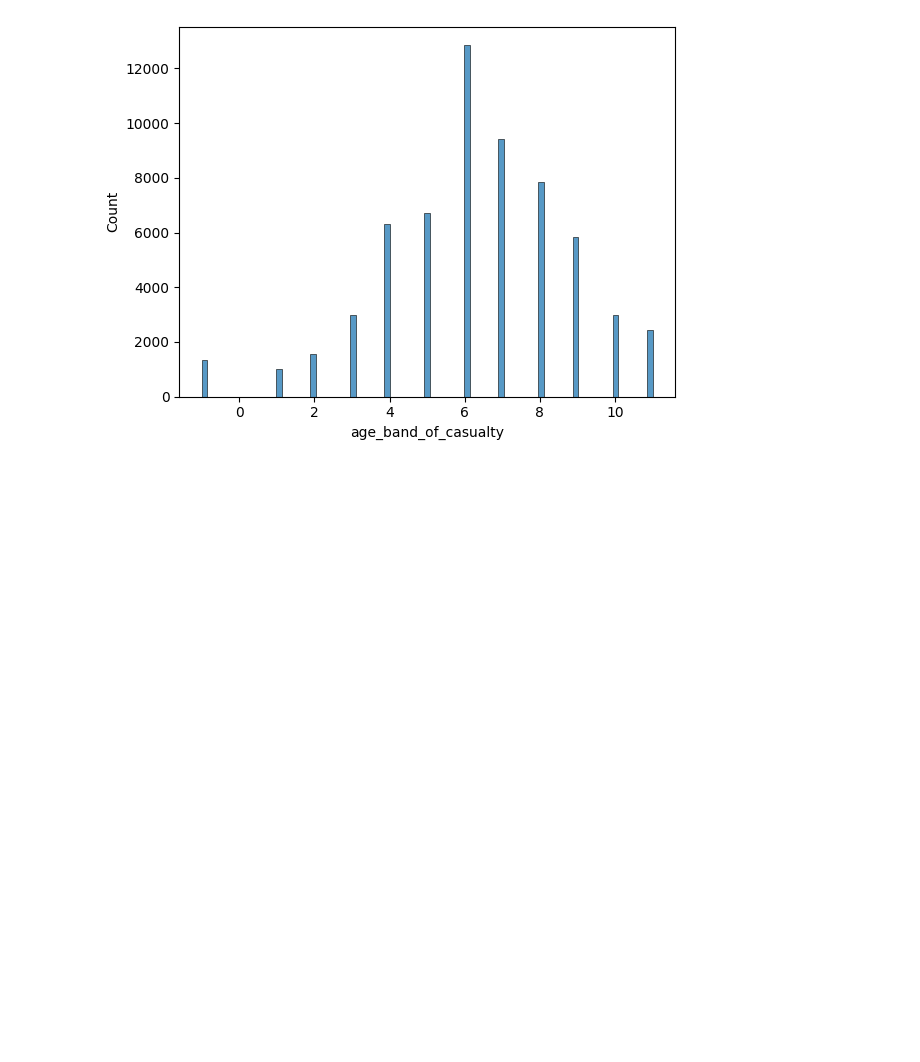
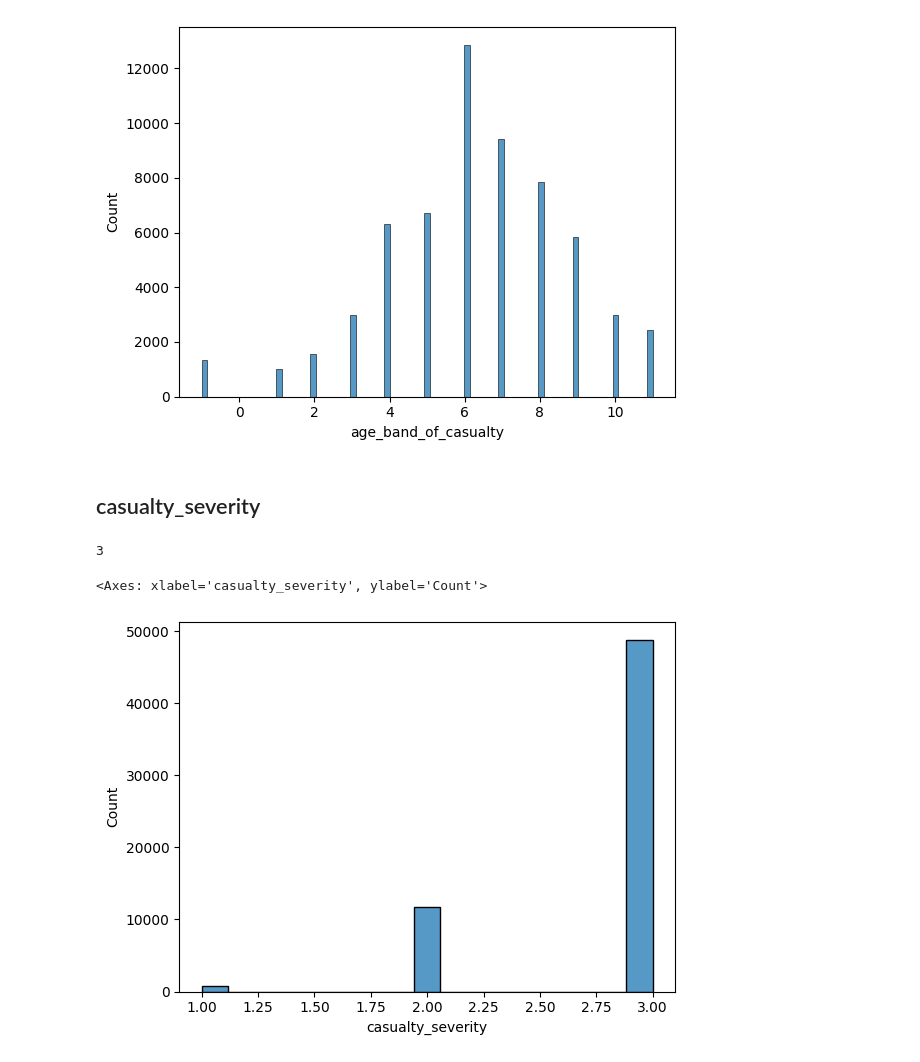
Before and after one commit to ali78efi/accidents_data_analyzing, a Jupyter notebook: accident_analys.ipynb, the cells around one changed output. Cells and saved outputs as stored; diff of their text form; code cells hidden in the pictures; blank space fills up the shorter version.

```diff
--- a/accident_analys.ipynb
+++ b/accident_analys.ipynb
@@ -215,3 +215,18 @@ sns.histplot(data.age_band_of_casualty)
 null_age_band_of_casualty = data[ (data.age_band_of_casualty == -1)].index
 for item in null_age_band_of_casualty:
     data.loc[item, 'age_band_of_casualty'] = None
+# %% [markdown]
+## casualty_severity
+# %%
+data.casualty_severity.unique()
+# no problem with unique values
+data.casualty_severity.nunique()
+# no problem with nunique value
+# %% [output]
+3
+# %%
+sns.histplot(data.casualty_severity)
+# a huge part of dataset is about 3rd degree
+# %% [output]
+<Axes: xlabel='casualty_severity', ylabel='Count'>
+[figure, added]
```
Also changed, not shown: parts of 3 cells of this notebook.
